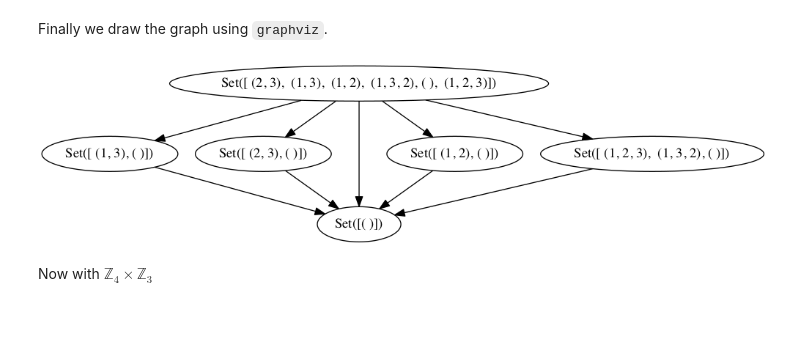
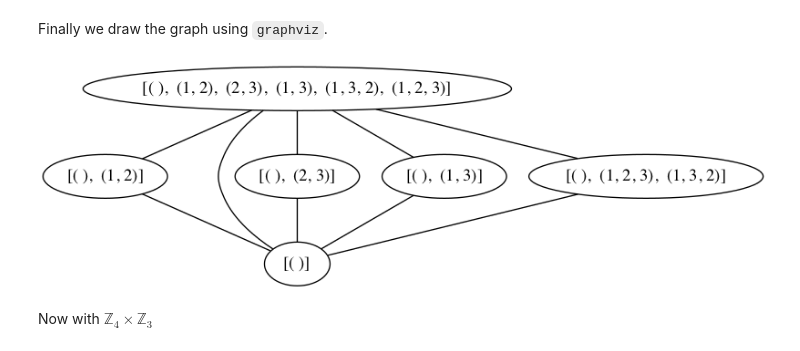
Before and after one commit to pedritomelenas/Algebra-II, a Jupyter notebook: Grupos/absalg-new/Tutorial.ipynb, the cells around one changed output. Drawn from its saved outputs; the diff is of its cells as text; code cells hidden in the pictures; blank space fills up the shorter version.

```diff
--- a/Grupos/absalg-new/Tutorial.ipynb
+++ b/Grupos/absalg-new/Tutorial.ipynb
@@ -485,11 +486,10 @@ A.add_edges_from(edges)
 # %% [markdown]
 Finally we draw the graph using `graphviz`.
-# %%
-d=nx.to_pydot(A,strict=True)
-png_str = d.create_png()
-Image(data=png_str)
-# %% [output]
-[figure, removed]
+# %%
+png_str = g1.render()
+Image(data=png_str)
+# %% [output]
+[figure, added]
 # %% [markdown]
 Now with $\mathbb{Z}_4\times \mathbb{Z}_3$
 # %%
```
Also changed, not shown: parts of 7 cells of this notebook.
